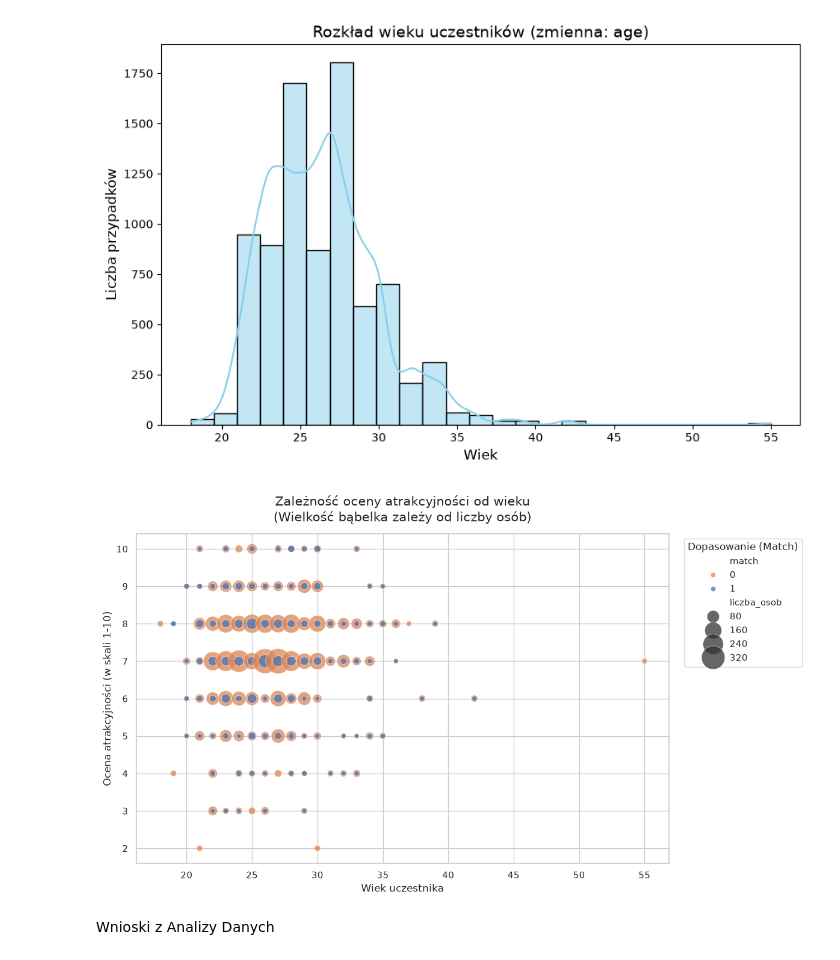
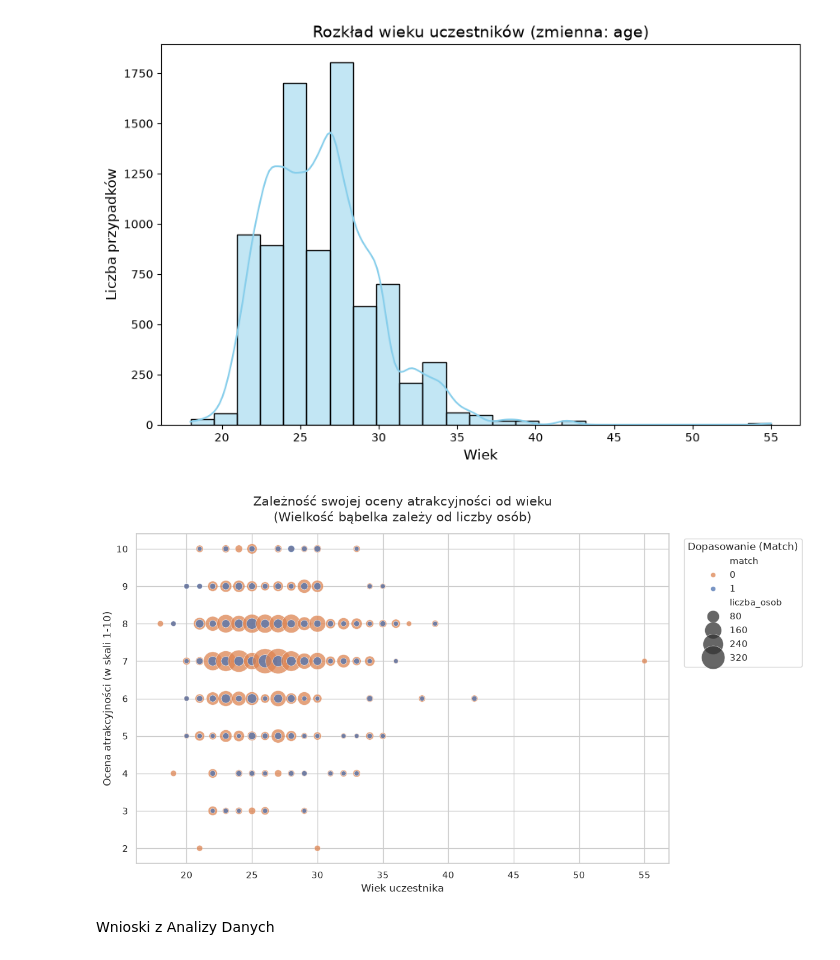
Before and after one commit to Zajecia-na-PWr-LR/lista6-altMIchal, a Jupyter notebook: lab_06.ipynb, the cells around one changed output. Drawn from its saved outputs; the diff is of its cells as text; code cells hidden in the pictures.

```diff
--- a/lab_06.ipynb
+++ b/lab_06.ipynb
@@ -146,35 +146,35 @@ if all(col in df.columns for col in ['age', col_attr, 'match']):
     color_no_match = sns.color_palette("deep")[1]
 
     safe_palette = {
         0: color_no_match, 1: color_match,
         '0': color_no_match, '1': color_match
     }
 
     sns.scatterplot(
         data=df_grouped,
         x='age',
         y=col_attr,
         hue='match',
         size='liczba_osob',
         sizes=(30, 900),
         alpha=0.75,
         palette=safe_palette,
         edgecolor="white",
         linewidth=0.5
     )
 
-    plt.title('Zależność oceny atrakcyjności od wieku\n(Wielkość bąbelka zależy od liczby osób)', fontsize=15, pad=15)
+    plt.title('Zależność swojej oceny atrakcyjności od wieku\n(Wielkość bąbelka zależy od liczby osób)', fontsize=15, pad=15)
     plt.xlabel('Wiek uczestnika', fontsize=12)
     plt.ylabel('Ocena atrakcyjności (w skali 1-10)', fontsize=12)
 
     plt.legend(title='Dopasowanie (Match)', bbox_to_anchor=(1.02, 1), loc='upper left')
 
     plt.tight_layout()
     plt.show()
 else:
     print("Brak wymaganych kolumn w zbiorze danych.")
 # %% [output]
-[figure, old version]
+[figure, new version]
 # %% [markdown]
 Wnioski z Analizy Danych
 # %% [markdown]
```
Also changed, not shown: parts of 7 cells of this notebook.
